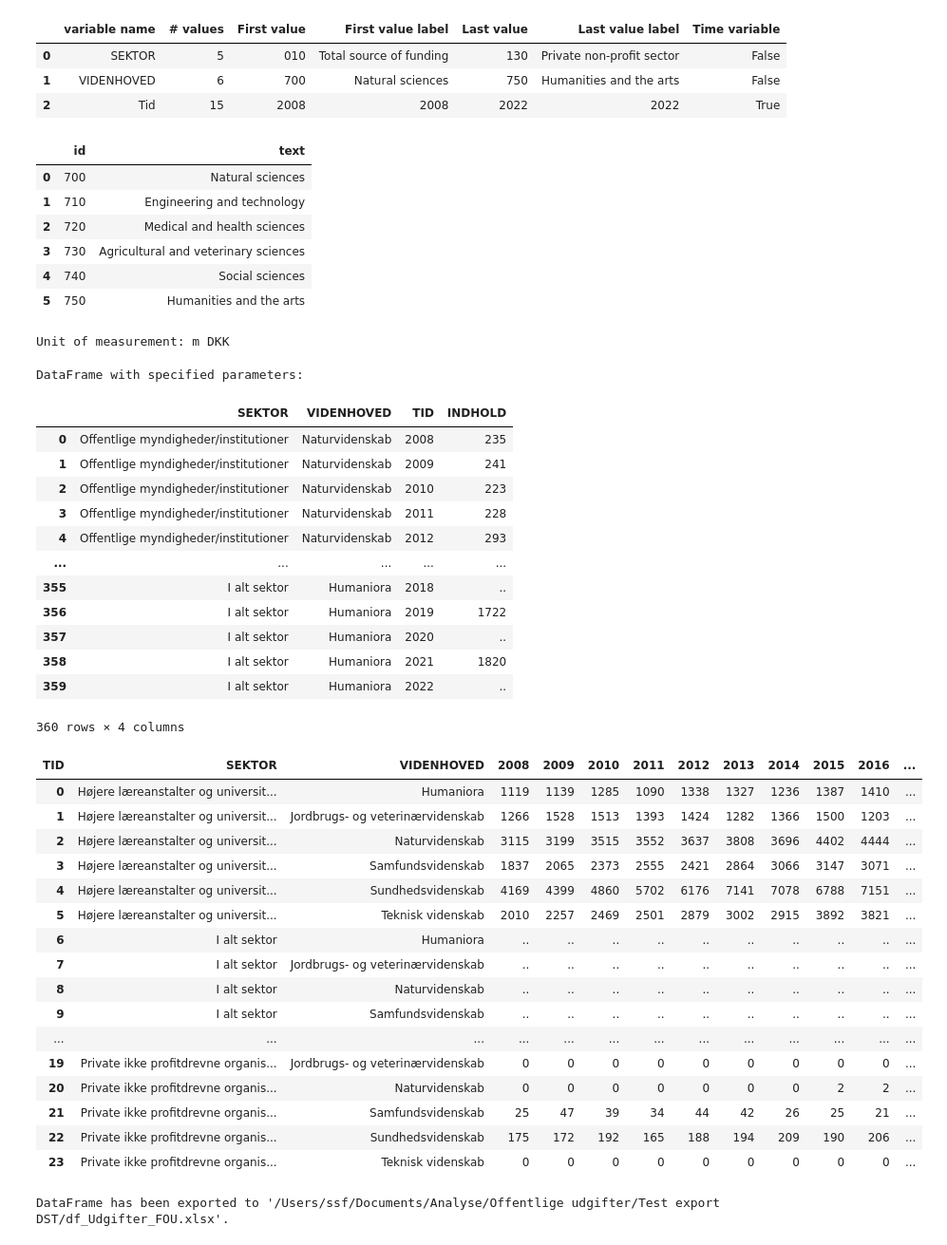
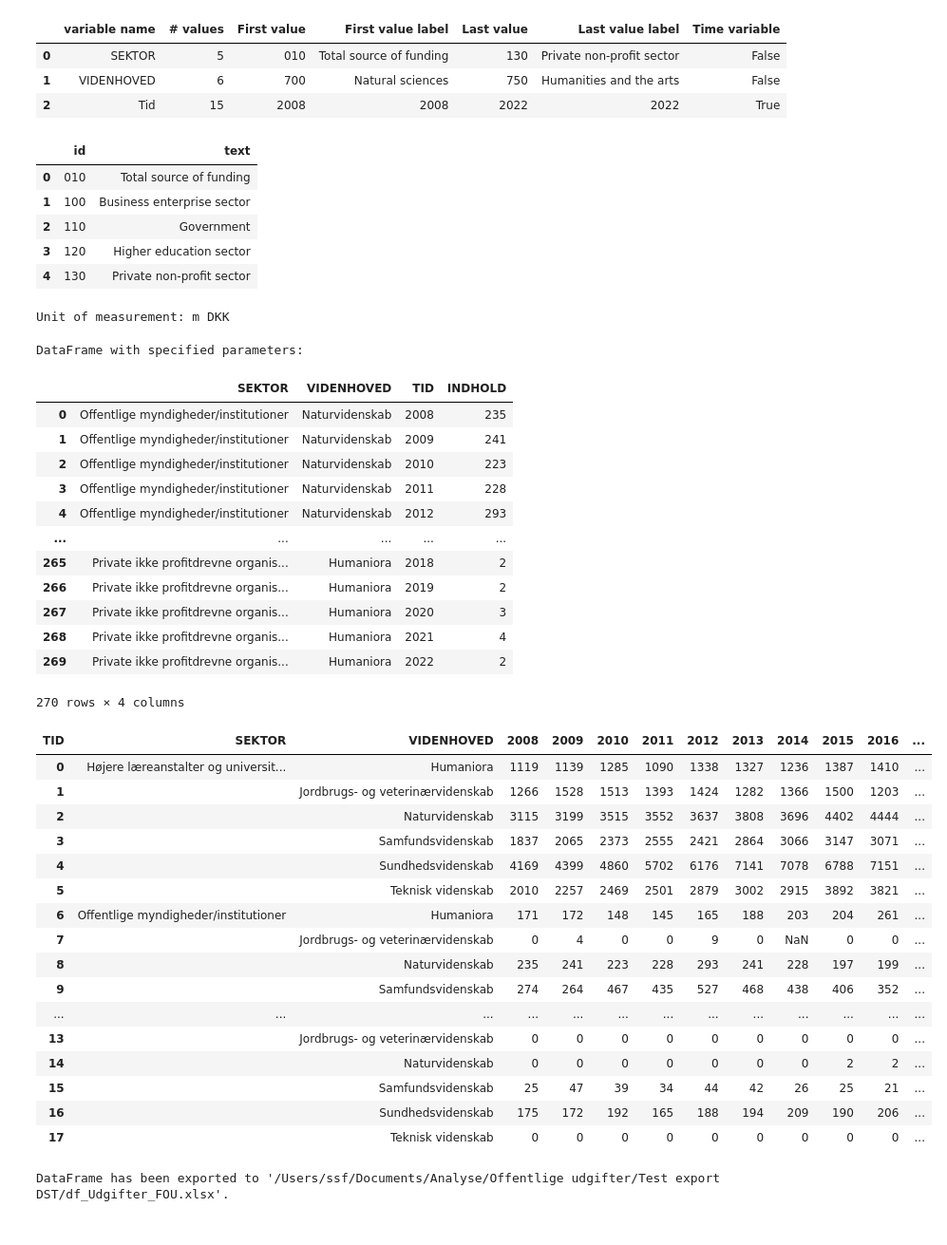
Before and after one commit to NNF-impact/API-to-extract-DST-data, a Jupyter notebook: DST_API.ipynb, the cells around one changed output. Shown at 95% size. Drawn from its saved outputs; the diff is of its cells as text; code cells hidden in the pictures.

```diff
--- a/DST_API.ipynb
+++ b/DST_API.ipynb
@@ -403,16 +421,15 @@ Last update: 2023-12-14T08:00:00
 # %%
 # 2. Get the variable levels from the HELPER CLASS - Use this to figure out whch variables we want to use/get from DST.
 Udgifter_FOU.variable_levels('SEKTOR', language='en')
-Udgifter_FOU.variable_levels('VIDENHOVED', language='en')
+#Udgifter_FOU.variable_levels('VIDENHOVED', language='en')
 #Udgifter_FOU.variable_levels('Tid', language='en')
 # %% [output]
 |  | id | text |
-| 0 | 700 | Natural sciences |
-| 1 | 710 | Engineering and technology |
-| 2 | 720 | Medical and health sciences |
-| 3 | 730 | Agricultural and veterinary sciences |
-| 4 | 740 | Social sciences |
-| 5 | 750 | Humanities and the arts |
+| 0 | 010 | Total source of funding |
+| 1 | 100 | Business enterprise sector |
+| 2 | 110 | Government |
+| 3 | 120 | Higher education sector |
+| 4 | 130 | Private non-profit sector |
 # %%
 # 3. Fetch the unit for the table
 unit = Udgifter_FOU.get_table_unit(language='en')
@@ -425,7 +442,7 @@ params = {
     'table': 'RDCE05',
     'format': 'CSV',
     'variables': [
-        {'code': 'SEKTOR', 'values': ['110', '120', '130', '010']},
+        {'code': 'SEKTOR', 'values': ['110', '120', '130']},
         {'code': 'VIDENHOVED', 'values': ['*']},
         {'code': 'Tid', 'values': ['*']}
     ]
@@ -437,7 +454,6 @@ df_Udgifter_FOU = Udgifter_FOU.get_data(params=params, as_DataFrame=True)
 print("DataFrame with specified parameters:")
 
 display(df_Udgifter_FOU)
-# display(df.head(10))
 # %% [output]
 DataFrame with specified parameters:
 |  | SEKTOR | VIDENHOVED | TID | INDHOLD |
@@ -447,45 +463,54 @@ DataFrame with specified parameters:
 | 3 | Offentlige myndigheder/institutioner | Naturvidenskab | 2011 | 228 |
 | 4 | Offentlige myndigheder/institutioner | Naturvidenskab | 2012 | 293 |
 | ... | ... | ... | ... | ... |
-| 355 | I alt sektor | Humaniora | 2018 | .. |
-| 356 | I alt sektor | Humaniora | 2019 | 1722 |
-| 357 | I alt sektor | Humaniora | 2020 | .. |
-| 358 | I alt sektor | Humaniora | 2021 | 1820 |
-| 359 | I alt sektor | Humaniora | 2022 | .. |
+| 265 | Private ikke profitdrevne organis... | Humaniora | 2018 | 2 |
+| 266 | Private ikke profitdrevne organis... | Humaniora | 2019 | 2 |
+| 267 | Private ikke profitdrevne organis... | Humaniora | 2020 | 3 |
+| 268 | Private ikke profitdrevne organis... | Humaniora | 2021 | 4 |
+| 269 | Private ikke profitdrevne organis... | Humaniora | 2022 | 2 |
-360 rows × 4 columns
+270 rows × 4 columns
 # %%
 # 5. Data manipulation and variable construction
 
 # Pivot the DataFrame
 df_Udgifter_FOU = df_Udgifter_FOU.pivot(index=['SEKTOR', 'VIDENHOVED'], columns='TID', values='INDHOLD')
 
 # Reset index to make TRANSAKT and PRISENHED columns again
 df_Udgifter_FOU = df_Udgifter_FOU.reset_index()
 
 # Add the unit information as a new column
 if unit:
     df_Udgifter_FOU['Enhed'] = unit
 
+# Make the first column unique, only showing the first occurrence
+df_Udgifter_FOU['SEKTOR'] = df_Udgifter_FOU['SEKTOR'].where(
+    df_Udgifter_FOU['SEKTOR'] != df_Udgifter_FOU['SEKTOR'].shift(),
+    ''
+)
+
+# Replace '..' with NaN
+df_Udgifter_FOU.replace('..', np.nan, inplace=True)
+
 # Display the DataFrame
 display(df_Udgifter_FOU)
 # %% [output]
 | TID | SEKTOR | VIDENHOVED | 2008 | 2009 | 2010 | 2011 | 2012 | 2013 | 2014 | 2015 | 2016 | ... |
 | 0 | Højere læreanstalter og universit... | Humaniora | 1119 | 1139 | 1285 | 1090 | 1338 | 1327 | 1236 | 1387 | 1410 | ... |
-| 1 | Højere læreanstalter og universit... | Jordbrugs- og veterinærvidenskab | 1266 | 1528 | 1513 | 1393 | 1424 | 1282 | 1366 | 1500 | 1203 | ... |
-| 2 | Højere læreanstalter og universit... | Naturvidenskab | 3115 | 3199 | 3515 | 3552 | 3637 | 3808 | 3696 | 4402 | 4444 | ... |
-| 3 | Højere læreanstalter og universit... | Samfundsvidenskab | 1837 | 2065 | 2373 | 2555 | 2421 | 2864 | 3066 | 3147 | 3071 | ... |
-| 4 | Højere læreanstalter og universit... | Sundhedsvidenskab | 4169 | 4399 | 4860 | 5702 | 6176 | 7141 | 7078 | 6788 | 7151 | ... |
-| 5 | Højere læreanstalter og universit... | Teknisk videnskab | 2010 | 2257 | 2469 | 2501 | 2879 | 3002 | 2915 | 3892 | 3821 | ... |
-| 6 | I alt sektor | Humaniora | .. | .. | .. | .. | .. | .. | .. | .. | .. | ... |
-| 7 | I alt sektor | Jordbrugs- og veterinærvidenskab | .. | .. | .. | .. | .. | .. | .. | .. | .. | ... |
-| 8 | I alt sektor | Naturvidenskab | .. | .. | .. | .. | .. | .. | .. | .. | .. | ... |
-| 9 | I alt sektor | Samfundsvidenskab | .. | .. | .. | .. | .. | .. | .. | .. | .. | ... |
+| 1 |  | Jordbrugs- og veterinærvidenskab | 1266 | 1528 | 1513 | 1393 | 1424 | 1282 | 1366 | 1500 | 1203 | ... |
+| 2 |  | Naturvidenskab | 3115 | 3199 | 3515 | 3552 | 3637 | 3808 | 3696 | 4402 | 4444 | ... |
+| 3 |  | Samfundsvidenskab | 1837 | 2065 | 2373 | 2555 | 2421 | 2864 | 3066 | 3147 | 3071 | ... |
+| 4 |  | Sundhedsvidenskab | 4169 | 4399 | 4860 | 5702 | 6176 | 7141 | 7078 | 6788 | 7151 | ... |
+| 5 |  | Teknisk videnskab | 2010 | 2257 | 2469 | 2501 | 2879 | 3002 | 2915 | 3892 | 3821 | ... |
+| 6 | Offentlige myndigheder/institutioner | Humaniora | 171 | 172 | 148 | 145 | 165 | 188 | 203 | 204 | 261 | ... |
+| 7 |  | Jordbrugs- og veterinærvidenskab | 0 | 4 | 0 | 0 | 9 | 0 | NaN | 0 | 0 | ... |
+| 8 |  | Naturvidenskab | 235 | 241 | 223 | 228 | 293 | 241 | 228 | 197 | 199 | ... |
+| 9 |  | Samfundsvidenskab | 274 | 264 | 467 | 435 | 527 | 468 | 438 | 406 | 352 | ... |
 | ... | ... | ... | ... | ... | ... | ... | ... | ... | ... | ... | ... | ... |
-| 19 | Private ikke profitdrevne organis... | Jordbrugs- og veterinærvidenskab | 0 | 0 | 0 | 0 | 0 | 0 | 0 | 0 | 0 | ... |
-| 20 | Private ikke profitdrevne organis... | Naturvidenskab | 0 | 0 | 0 | 0 | 0 | 0 | 0 | 2 | 2 | ... |
-| 21 | Private ikke profitdrevne organis... | Samfundsvidenskab | 25 | 47 | 39 | 34 | 44 | 42 | 26 | 25 | 21 | ... |
-| 22 | Private ikke profitdrevne organis... | Sundhedsvidenskab | 175 | 172 | 192 | 165 | 188 | 194 | 209 | 190 | 206 | ... |
-| 23 | Private ikke profitdrevne organis... | Teknisk videnskab | 0 | 0 | 0 | 0 | 0 | 0 | 0 | 0 | 0 | ... |
+| 13 |  | Jordbrugs- og veterinærvidenskab | 0 | 0 | 0 | 0 | 0 | 0 | 0 | 0 | 0 | ... |
+| 14 |  | Naturvidenskab | 0 | 0 | 0 | 0 | 0 | 0 | 0 | 2 | 2 | ... |
+| 15 |  | Samfundsvidenskab | 25 | 47 | 39 | 34 | 44 | 42 | 26 | 25 | 21 | ... |
+| 16 |  | Sundhedsvidenskab | 175 | 172 | 192 | 165 | 188 | 194 | 209 | 190 | 206 | ... |
+| 17 |  | Teknisk videnskab | 0 | 0 | 0 | 0 | 0 | 0 | 0 | 0 | 0 | ... |
 # %%
 # 6. Download data to excel
 output_path = "/Users/ssf/Documents/Analyse/Offentlige udgifter/Test export DST/df_Udgifter_FOU.xlsx"
```
Also changed, not shown: parts of 9 cells of this notebook, 1 other file.
